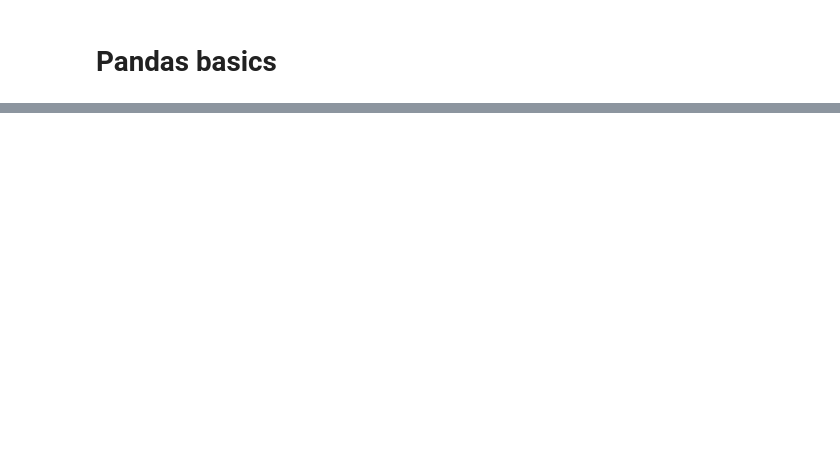
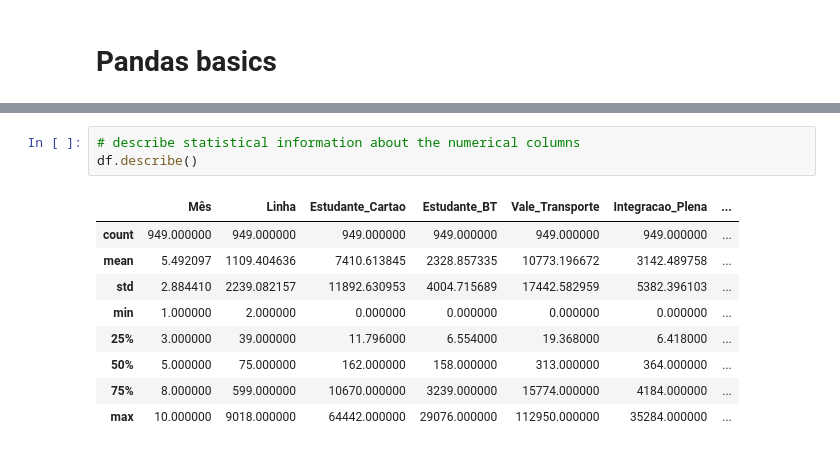
Before and after one commit to aguinaldoabbj/minicourse_open_data_natal_2019, a Jupyter notebook: 1_intro_pandas.ipynb, the cells around one changed output, grey strips where cells are left out. Cells and saved outputs as stored; diff of their text form; blank space fills up the shorter version.

```diff
--- a/1_intro_pandas.ipynb
+++ b/1_intro_pandas.ipynb
@@ -35,0 +115,13 @@ dados-be-2018-anali 100%[===================>]  71.28K  --.-KB/s    in 0.03s
+# %%
+# describe statistical information about the numerical columns
+df.describe()
+# %% [output]
+|  | Mês | Linha | Estudante_Cartao | Estudante_BT | Vale_Transporte | Integracao_Plena | ... |
+| count | 949.000000 | 949.000000 | 949.000000 | 949.000000 | 949.000000 | 949.000000 | ... |
+| mean | 5.492097 | 1109.404636 | 7410.613845 | 2328.857335 | 10773.196672 | 3142.489758 | ... |
+| std | 2.884410 | 2239.082157 | 11892.630953 | 4004.715689 | 17442.582959 | 5382.396103 | ... |
+| min | 1.000000 | 2.000000 | 0.000000 | 0.000000 | 0.000000 | 0.000000 | ... |
+| 25% | 3.000000 | 39.000000 | 11.796000 | 6.554000 | 19.368000 | 6.418000 | ... |
+| 50% | 5.000000 | 75.000000 | 162.000000 | 158.000000 | 313.000000 | 364.000000 | ... |
+| 75% | 8.000000 | 599.000000 | 10670.000000 | 3239.000000 | 15774.000000 | 4184.000000 | ... |
+| max | 10.000000 | 9018.000000 | 64442.000000 | 29076.000000 | 112950.000000 | 35284.000000 | ... |
```
Also changed, not shown: parts of 18 cells of this notebook.
